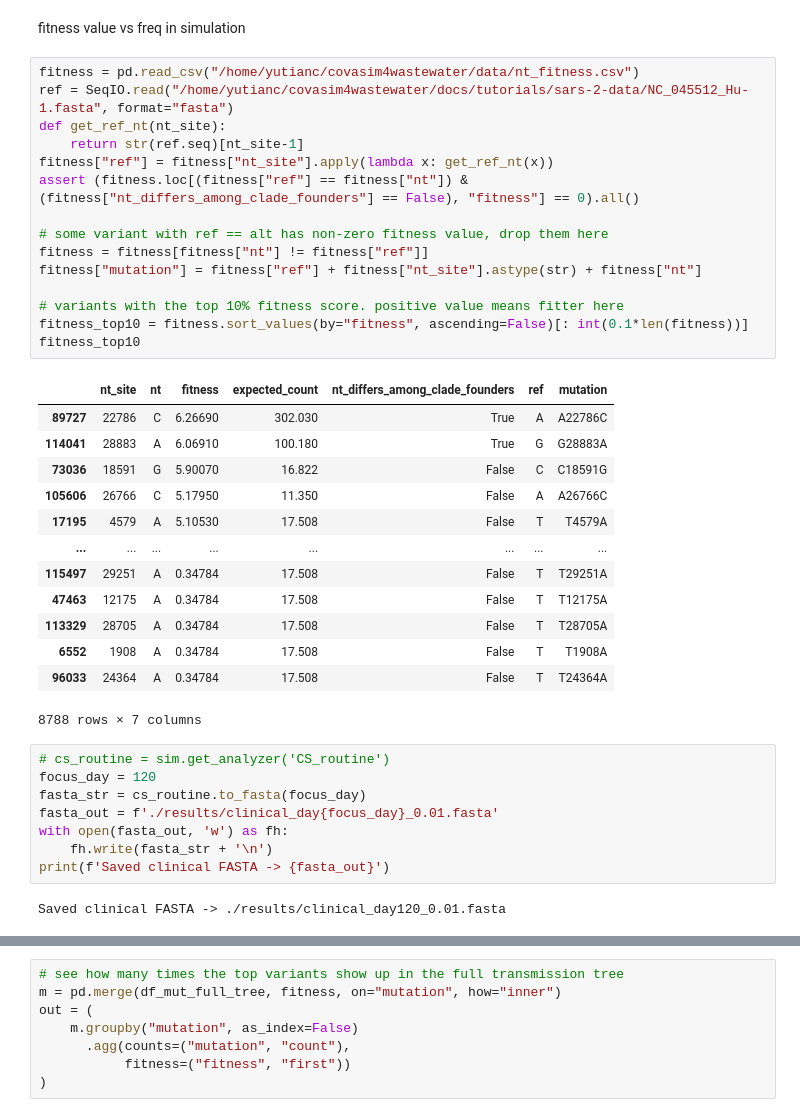
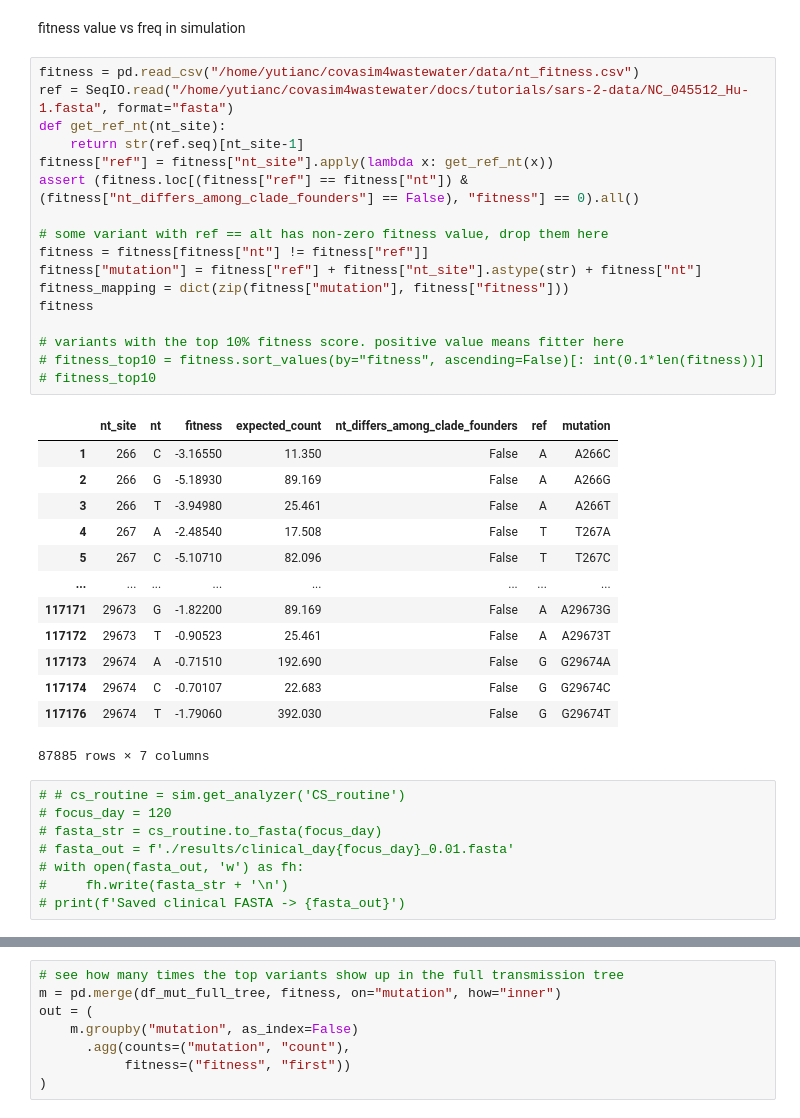
Before and after one commit to andersen-lab/covasim4wastewater, a Jupyter notebook: docs/tutorials/sim.ipynb, the cells around one changed output, grey strips where cells are left out. Cells and saved outputs as stored; diff of their text form.

```diff
--- a/docs/tutorials/sim.ipynb
+++ b/docs/tutorials/sim.ipynb
@@ -304,42 +207,42 @@ fitness value vs freq in simulation
 # %%
 fitness = pd.read_csv("/home/yutianc/covasim4wastewater/data/nt_fitness.csv")
 ref = SeqIO.read("/home/yutianc/covasim4wastewater/docs/tutorials/sars-2-data/NC_045512_Hu-1.fasta", format="fasta")
 def get_ref_nt(nt_site):
     return str(ref.seq)[nt_site-1]
 fitness["ref"] = fitness["nt_site"].apply(lambda x: get_ref_nt(x))
 assert (fitness.loc[(fitness["ref"] == fitness["nt"]) & (fitness["nt_differs_among_clade_founders"] == False), "fitness"] == 0).all()
 
 # some variant with ref == alt has non-zero fitness value, drop them here
 fitness = fitness[fitness["nt"] != fitness["ref"]]
 fitness["mutation"] = fitness["ref"] + fitness["nt_site"].astype(str) + fitness["nt"]
+fitness_mapping = dict(zip(fitness["mutation"], fitness["fitness"]))
+fitness
 
 # variants with the top 10% fitness score. positive value means fitter here
-fitness_top10 = fitness.sort_values(by="fitness", ascending=False)[: int(0.1*len(fitness))]
-fitness_top10
+# fitness_top10 = fitness.sort_values(by="fitness", ascending=False)[: int(0.1*len(fitness))]
+# fitness_top10
 # %% [output]
 |  | nt_site | nt | fitness | expected_count | nt_differs_among_clade_founders | ref | mutation |
-| 89727 | 22786 | C | 6.26690 | 302.030 | True | A | A22786C |
-| 114041 | 28883 | A | 6.06910 | 100.180 | True | G | G28883A |
-| 73036 | 18591 | G | 5.90070 | 16.822 | False | C | C18591G |
-| 105606 | 26766 | C | 5.17950 | 11.350 | False | A | A26766C |
-| 17195 | 4579 | A | 5.10530 | 17.508 | False | T | T4579A |
+| 1 | 266 | C | -3.16550 | 11.350 | False | A | A266C |
+| 2 | 266 | G | -5.18930 | 89.169 | False | A | A266G |
+| 3 | 266 | T | -3.94980 | 25.461 | False | A | A266T |
+| 4 | 267 | A | -2.48540 | 17.508 | False | T | T267A |
+| 5 | 267 | C | -5.10710 | 82.096 | False | T | T267C |
 | ... | ... | ... | ... | ... | ... | ... | ... |
-| 115497 | 29251 | A | 0.34784 | 17.508 | False | T | T29251A |
-| 47463 | 12175 | A | 0.34784 | 17.508 | False | T | T12175A |
-| 113329 | 28705 | A | 0.34784 | 17.508 | False | T | T28705A |
-| 6552 | 1908 | A | 0.34784 | 17.508 | False | T | T1908A |
-| 96033 | 24364 | A | 0.34784 | 17.508 | False | T | T24364A |
+| 117171 | 29673 | G | -1.82200 | 89.169 | False | A | A29673G |
+| 117172 | 29673 | T | -0.90523 | 25.461 | False | A | A29673T |
+| 117173 | 29674 | A | -0.71510 | 192.690 | False | G | G29674A |
+| 117174 | 29674 | C | -0.70107 | 22.683 | False | G | G29674C |
+| 117176 | 29674 | T | -1.79060 | 392.030 | False | G | G29674T |
-8788 rows × 7 columns
+87885 rows × 7 columns
 # %%
-# cs_routine = sim.get_analyzer('CS_routine')
-focus_day = 120
-fasta_str = cs_routine.to_fasta(focus_day)
-fasta_out = f'./results/clinical_day{focus_day}_0.01.fasta'
-with open(fasta_out, 'w') as fh:
-    fh.write(fasta_str + '\n')
-print(f'Saved clinical FASTA -> {fasta_out}')
+# # cs_routine = sim.get_analyzer('CS_routine')
+# focus_day = 120
+# fasta_str = cs_routine.to_fasta(focus_day)
+# fasta_out = f'./results/clinical_day{focus_day}_0.01.fasta'
+# with open(fasta_out, 'w') as fh:
+#     fh.write(fasta_str + '\n')
+# print(f'Saved clinical FASTA -> {fasta_out}')
-# %% [output]
-Saved clinical FASTA -> ./results/clinical_day120_0.01.fasta
 # %%
 import pandas as pd
 
```
Also changed, not shown: parts of 28 cells of this notebook, 2 other files.
